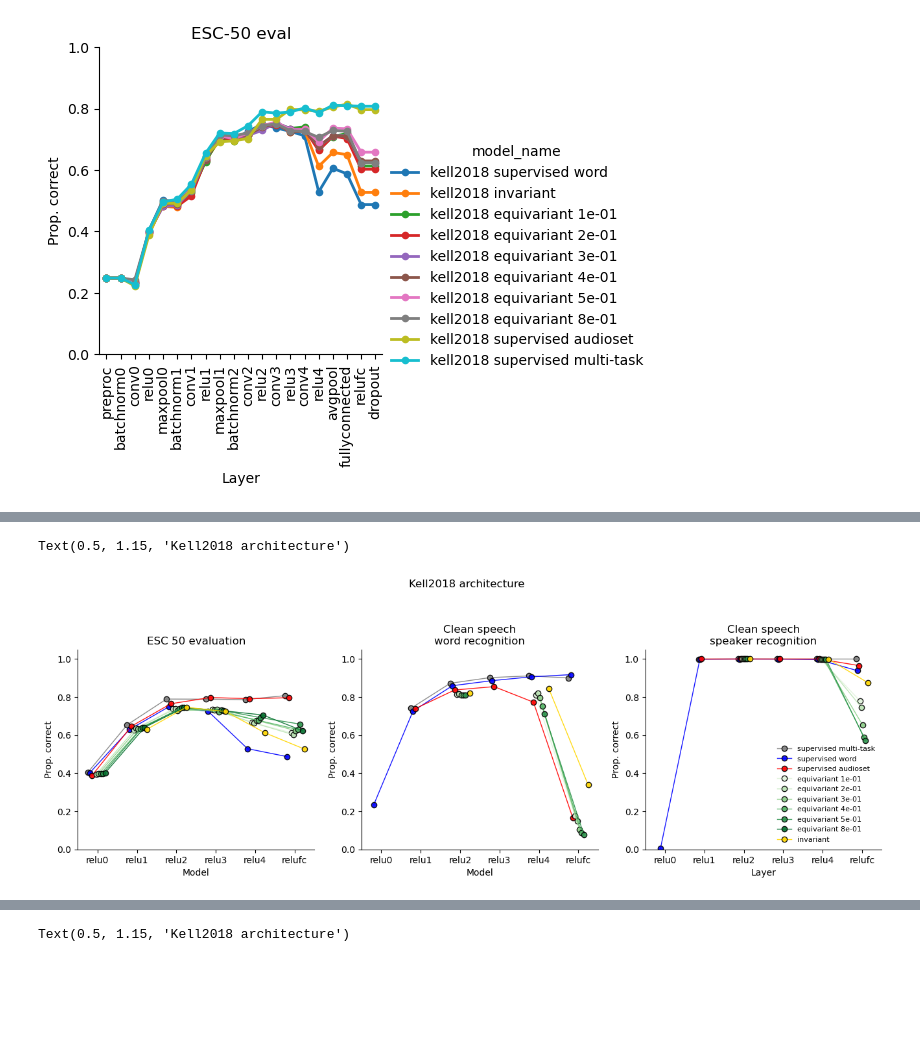
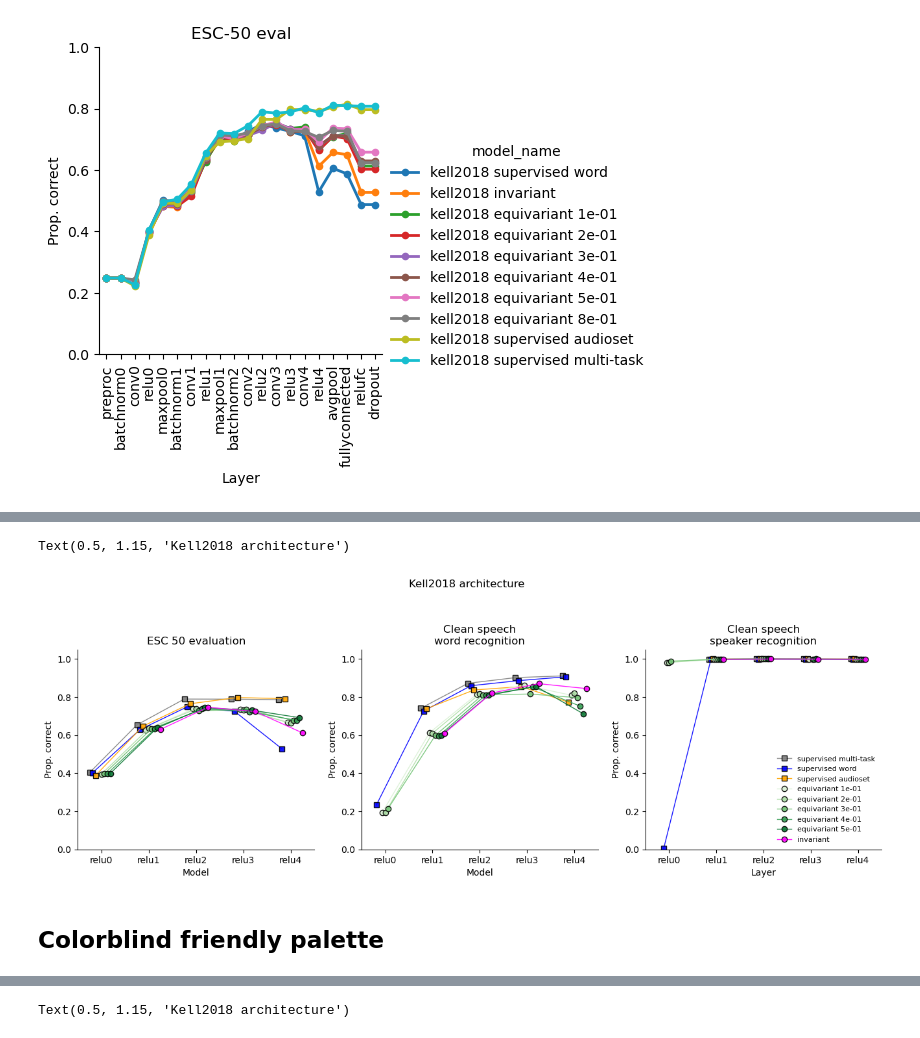
Before and after one commit to Feather-Lab/audio-ssl, a Jupyter notebook: notebooks/summarize_invar_v_equivar.ipynb, the cells around one changed output, grey strips where cells are left out. Saved outputs shown, nothing was run; the diff lists cells and outputs as text; code cells hidden in the pictures; blank space fills up the shorter version.

Commit message:
Track plot making for simoncelli lab meeting

```diff
--- a/notebooks/summarize_invar_v_equivar.ipynb
+++ b/notebooks/summarize_invar_v_equivar.ipynb
@@ -47,6 +50,10 @@ def format_model_str(path):
     if "resnet" in path_str:
         arch = 'resnet' + re.search(r'resnet([-\d]+)', path_str).group(1)
 
+    if 'config_linear' in path_str or 'byola' in path_str:
+        arch = 'byol-a'
+        task = ''
+
     eq_lmbda = ''
     aug_str = ''
     if task == 'equivariant':
@@ -57,6 +64,8 @@ def format_model_str(path):
     test_layer = path.stem.split("_")[-1] # is last name of stem
 
     model_name = f"{arch} {task}{eq_lmbda}{aug_str}"
+    if arch == 'byol-a':
+        model_name = model_name.replace('byol-a ', 'byol-a')
     return model_name, arch, test_layer, eq_lmbda
 # %% [markdown]
 ## Get ESC 50 results for each model
@@ -69,6 +78,8 @@ all_model_results += list(path_to_esc_results.rglob("resnet18_barlow*/saved_vars
 all_model_results += list(path_to_esc_results.rglob("kell2018_barlow*/saved_vars*.pickle"))
 all_model_results += list(path_to_esc_results.rglob("kell2018*/saved_vars*.pickle"))
 all_model_results += list(path_to_esc_results.rglob("word_kell2018*/saved_vars*.pickle"))
+all_model_results += list(path_to_esc_results.rglob("config_linear*/saved_vars*.pickle"))
+all_model_results += list(path_to_esc_results.rglob("byola*/saved_vars*.pickle"))
 # all_model_results
 
 test_layers = [
@@ -189,6 +200,10 @@ def format_model_str_word_task(path):
     if "resnet" in path_str:
         arch = 'resnet' + re.search(r'resnet([-\d]+)', path_str).group(1)
 
+    if 'config_linear' in path_str:
+        arch = 'byol-a'
+        task = ''
+
     eq_lmbda = ''
     if task == 'equivariant':
         eq_lmbda = ' ' + re.search(r'eq_lmbda_([-\d.e]+)', path_str).group(1)
@@ -199,6 +214,8 @@ def format_model_str_word_task(path):
     if 'resnet18' in path_str and not 'w_invar_aug' in path_str:
         aug_str = ' paired augmentations'
     model_name = f"{arch} {task}{eq_lmbda}{aug_str}"
+    if arch == 'byol-a':
+        model_name = model_name.replace('byol-a ', 'byol-a')
     return model_name, arch, test_layer, eq_lmbda
 # %%
 path_to_word_results = Path("eval_jsin_results")
@@ -208,7 +225,10 @@ kell2018_word_results = [path for path in kell2018_word_results if not any([subs
 resnet18_word_results = list(path_to_word_results.rglob("resnet18*.pkl"))
 resnet18_word_results = [path for path in resnet18_word_results if not any([substr in str(path) for substr in ['with_noise', 'middle_crop', 'speech_commands']])]
 
-all_word_task_results = kell2018_word_results + resnet18_word_results
+byola_results =  list(path_to_word_results.rglob("config_linear*.pkl"))
+byola_results = [path for path in byola_results if not any([substr in str(path) for substr in ['with_noise', 'middle_crop', 'speech_commands', '0.01']])]
+
+all_word_task_results = kell2018_word_results + resnet18_word_results + byola_results
 
 df_list = []
 
@@ -252,4 +272,5 @@ for i, results_path in enumerate(all_word_task_results):
 
 word_df = pd.DataFrame.from_records(df_list)
 word_df['test_layer'] = word_df['test_layer'].astype('str')
+word_df['task'] = '800-word classification'
 # %%
@@ -325,22 +990,24 @@ hue_order = [
               'kell2018 equivariant 3e-01',
               'kell2018 equivariant 4e-01',
               'kell2018 equivariant 5e-01',
-              'kell2018 equivariant 8e-01',
+            #   'kell2018 equivariant 8e-01',
               'kell2018 invariant',
               ]
+
+marker_palette = ['s' if 'supervised' in model else 'o' for model in hue_order]
 
 
 
 # set palette
 hue_dict = {}
 hue_dict['kell2018 supervised word'] = 'blue'
-hue_dict['kell2018 supervised audioset'] = 'red'
+hue_dict['kell2018 supervised audioset'] = 'orange'
 hue_dict['kell2018 supervised multi-task'] = 'grey'
-hue_dict['kell2018 invariant'] = 'gold'
+hue_dict['kell2018 invariant'] = 'magenta'
 
 
 layer_order = [
-            'relu0', 'relu1', 'relu2', 'relu3', 'relu4', 'relufc'
+            'relu0', 'relu1', 'relu2', 'relu3', 'relu4',
 ]
 
 eq_model_list = hue_order[3:-1]
@@ -368,8 +1035,8 @@ g = sns.pointplot(data=esc_50_to_plot,
                 dodge=0.5,
                 ax = axes[0],
                 legend=False,
+                markers=marker_palette,
             # ls='',
-                markers='o',
                 mec='k',
                 mew=1,
                 lw=1, ms=6
@@ -395,7 +1062,7 @@ g = sns.pointplot(data=word_to_plot,
                 dodge=0.5,
                 ax=axes[1],
                  # ls='',
-                markers='o',
+                markers=marker_palette,
                 mec='k',
                 mew=1,
                 lw=1, ms=6
@@ -404,32 +1071,34 @@ g = sns.pointplot(data=word_to_plot,
 g.set(ylim=(0, 1.05), title="Clean speech\nword recognition", ylabel='Prop. correct', xlabel='Model')
 
 speaker_to_plot = df[(df.arch_class == 'kell2018')  & (~df.speaker_top1_mean.isna())].dropna(axis=1).copy().reset_index(drop=True)
 g = sns.pointplot(data=speaker_to_plot,
                 order=layer_order,
                 hue='model_name', y='speaker_top1_mean',
                 x="test_layer",
                 # palette='Blues',
                 alpha=0.9,
                 dodge=0.3,
                 palette=hue_dict,
                 hue_order=hue_order,
                 ax=axes[2],
                 # ls='',
-                markers='o',
+                markers=marker_palette,
                 mec='k',
                 mew=1,
                 lw=1, ms=6
                 )
 # g.set_xticklabels(labels=hue_order, rotation=90)
 g.set(ylim=(0, 1.05), title="Clean speech\nspeaker recognition", ylabel='Prop. correct', xlabel='Layer')
 handles, labels = g.get_legend_handles_labels()
 labels = [label.replace('kell2018 ', '') for label in labels]
 # Create a new legend with customized labels and title
 g.legend(handles, labels, frameon=False, fontsize=8)
 
 sns.despine()
 
 plt.suptitle("Kell2018 architecture", y=1.15)
 # %% [output]
 Text(0.5, 1.15, 'Kell2018 architecture')
-[figure, old version]
+[figure, new version]
+# %% [markdown]
+## Colorblind friendly palette
```
Also changed, not shown: parts of 19 cells of this notebook, 10 other files.
